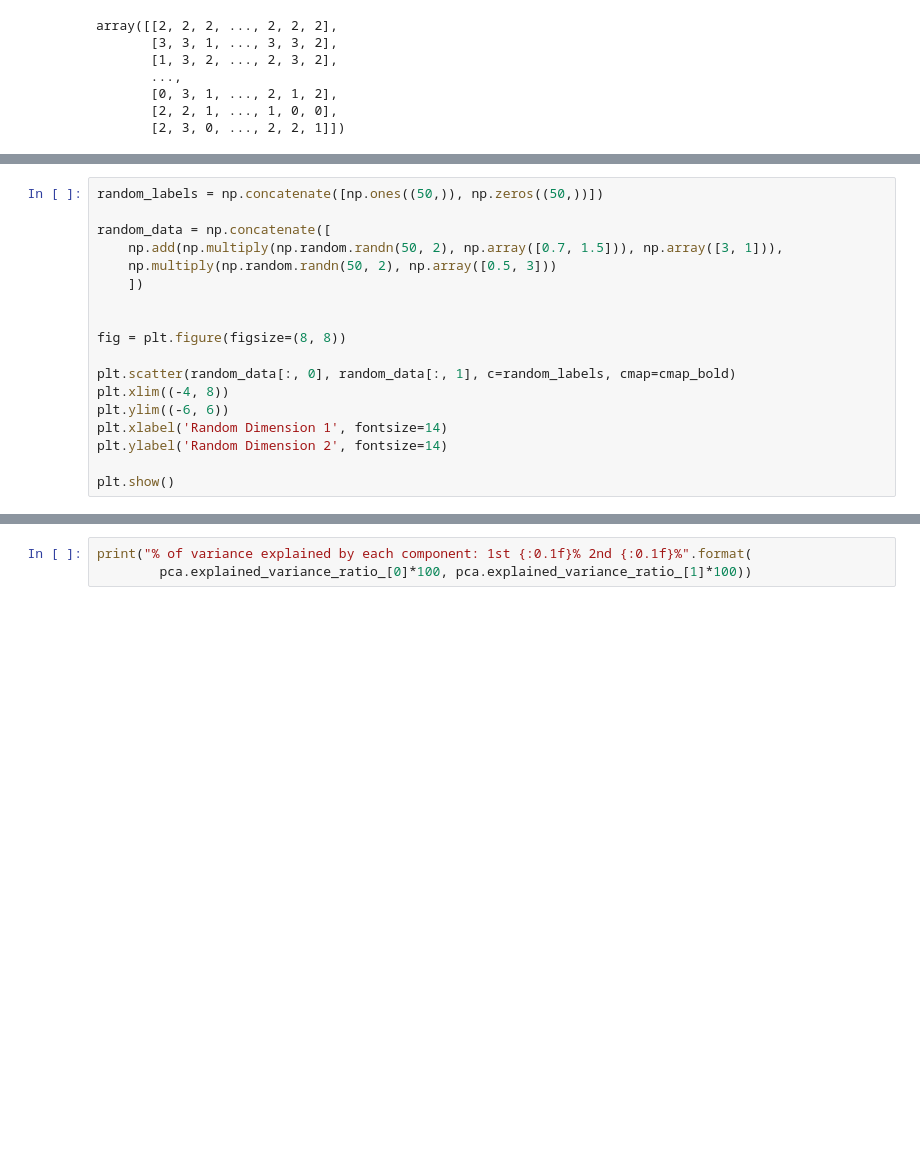
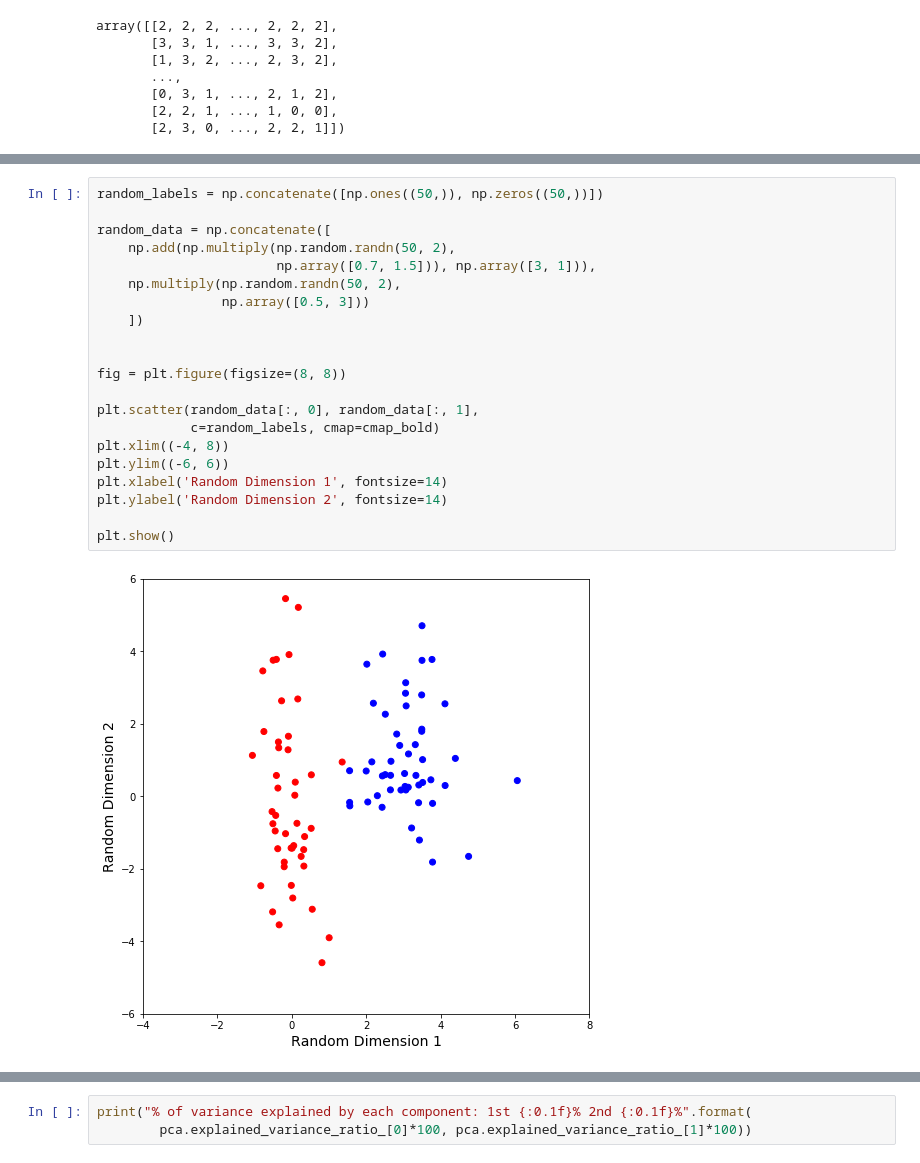
Before and after one commit to Joao-M-Almeida/ML-Tutorial, a Jupyter notebook: Tutorial Notebook.ipynb, the cells around one changed output, grey strips where cells are left out. Cells and saved outputs as stored; diff of their text form; blank space fills up the shorter version.

```diff
--- a/Tutorial Notebook.ipynb
+++ b/Tutorial Notebook.ipynb
@@ -625,19 +812,24 @@ __ More features != Better Results __
 # %%
 random_labels = np.concatenate([np.ones((50,)), np.zeros((50,))])
 
 random_data = np.concatenate([
-    np.add(np.multiply(np.random.randn(50, 2), np.array([0.7, 1.5])), np.array([3, 1])),
-    np.multiply(np.random.randn(50, 2), np.array([0.5, 3]))
+    np.add(np.multiply(np.random.randn(50, 2),
+                       np.array([0.7, 1.5])), np.array([3, 1])),
+    np.multiply(np.random.randn(50, 2),
+                np.array([0.5, 3]))
     ])
 
 
 fig = plt.figure(figsize=(8, 8))
 
-plt.scatter(random_data[:, 0], random_data[:, 1], c=random_labels, cmap=cmap_bold)
+plt.scatter(random_data[:, 0], random_data[:, 1],
+            c=random_labels, cmap=cmap_bold)
 plt.xlim((-4, 8))
 plt.ylim((-6, 6))
 plt.xlabel('Random Dimension 1', fontsize=14)
 plt.ylabel('Random Dimension 2', fontsize=14)
 
 plt.show()
+# %% [output]
+[figure, added]
 # %% [markdown]
```
Also changed, not shown: parts of 72 cells of this notebook, 1 other file.
